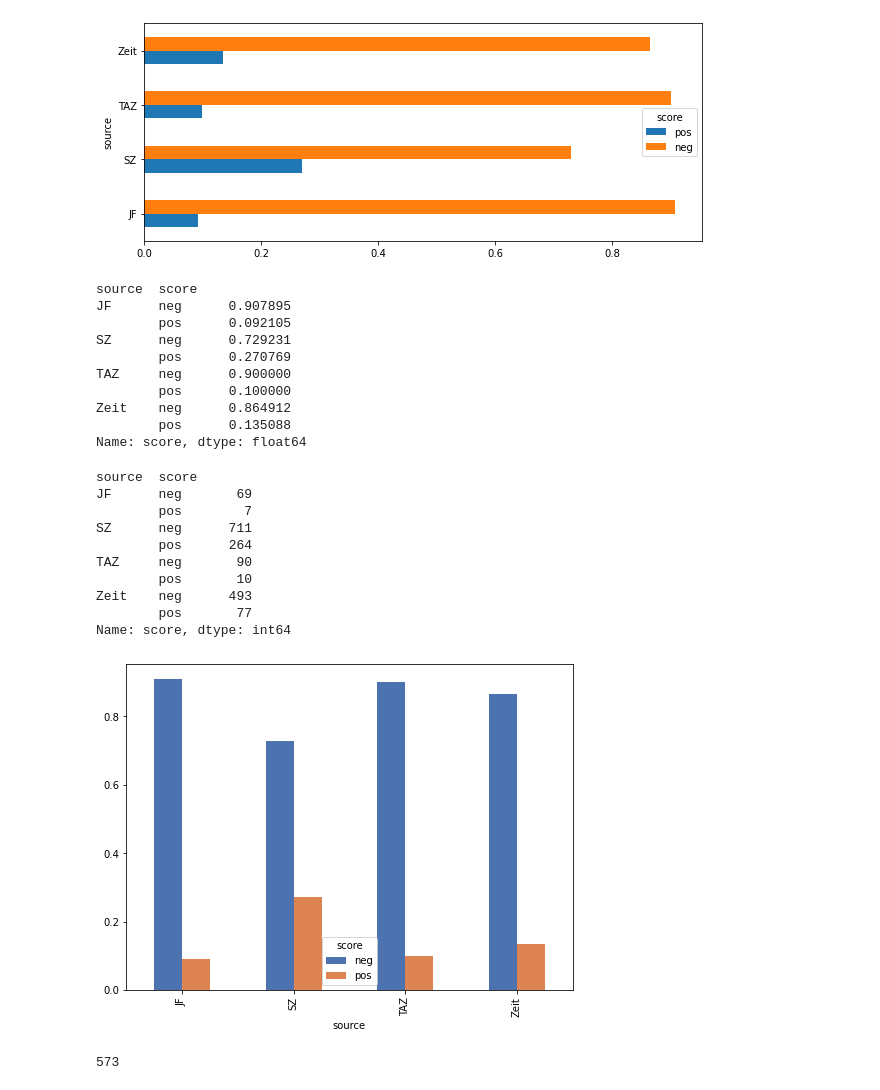
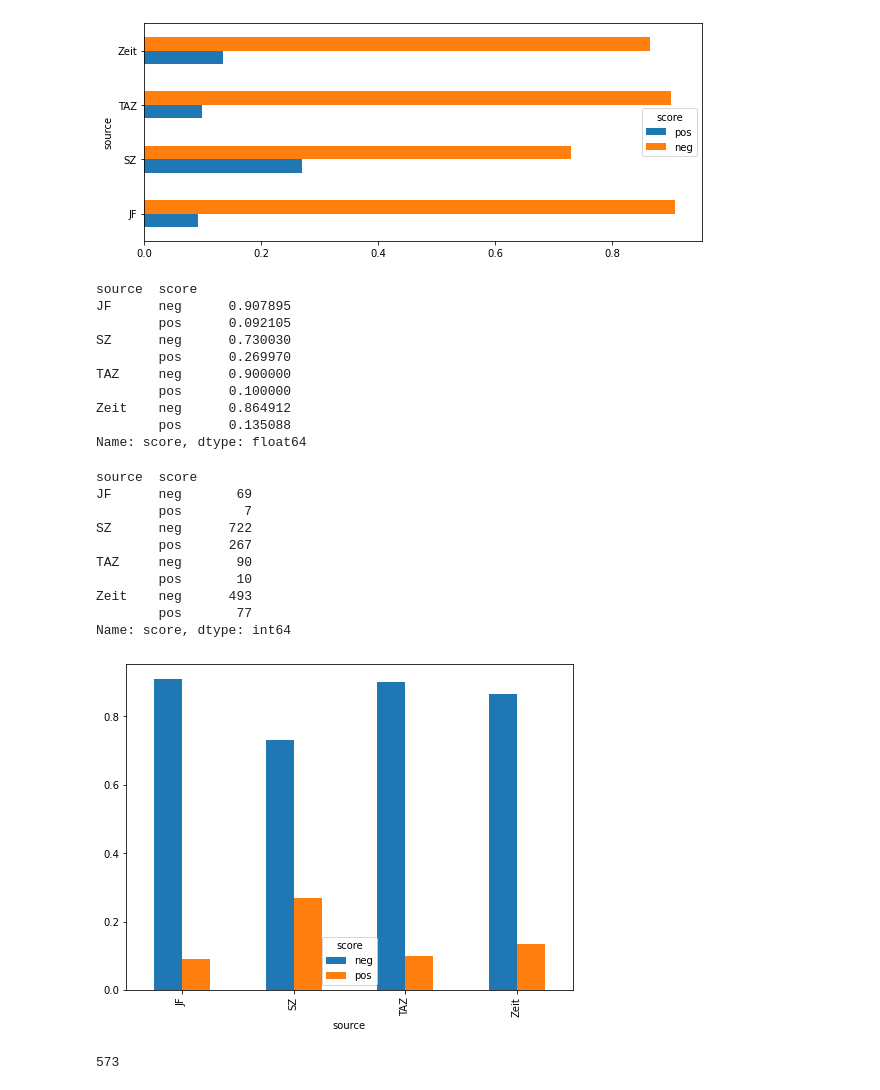
Before and after one commit to Data-Science-for-Linguists-2021/Fl-chtlingskrise-Sentiment-Analysis, a Jupyter notebook: Presentation.ipynb, the cells around one changed output. Cells and saved outputs as stored; diff of their text form; code cells hidden in the pictures.

```diff
--- a/Presentation.ipynb
+++ b/Presentation.ipynb
@@ -308,15 +312,15 @@ Farben, None, NOUN
 # %%
 # Getting the sentiment score for all the words that have them after the text had been passed through the pipeline
 # and stopwords had been removed
-stop = STOP_WORDS
+stop = STOP_WORDS #German stop words
 url_lst = all_df.href.tolist()
 doc_lst = all_df.text.tolist()
+
 # Initializing empty dict, easy to convert to df
 scores = {}
-
 # zip function = super cool and useful!
 for url, doc in zip(url_lst, nlp.pipe(doc_lst)):
-    x = [token._.sentiws for token in doc if not token.is_stop if token._.sentiws is not None]
+    x = [token._.sentiws for token in doc if not token.is_stop if token._.sentiws]
     scores[url] = x
 
 #scores
@@ -411,8 +415,8 @@ all_df.groupby('source').score.value_counts(normalize=True)
 source  score
 JF      neg      0.907895
         pos      0.092105
-SZ      neg      0.729231
-        pos      0.270769
+SZ      neg      0.730030
+        pos      0.269970
 TAZ     neg      0.900000
         pos      0.100000
 Zeit    neg      0.864912
@@ -424,8 +428,8 @@ all_df.groupby('source').score.value_counts()
 source  score
 JF      neg       69
         pos        7
-SZ      neg      711
-        pos      264
+SZ      neg      722
+        pos      267
 TAZ     neg       90
         pos       10
 Zeit    neg      493
@@ -433,14 +437,13 @@ Zeit    neg      493
 Name: score, dtype: int64
 # %%
 # Another way to vizualize
-sns.set_palette('deep')
 posneg_bysource = all_df.groupby('source').score.value_counts(normalize=True)
 posneg_bysource
 
 posneg_bysource.unstack(level=1).plot.bar(figsize=(8,6))
 plt.show()
 # %% [output]
-[figure, old version]
+[figure, new version]
 # %%
 # What about change in sentiment over time? I only worked with Zeit for now because they have the most even dist
 # and no variations in how the date is written
```
Also changed, not shown: parts of 90 cells of this notebook.
